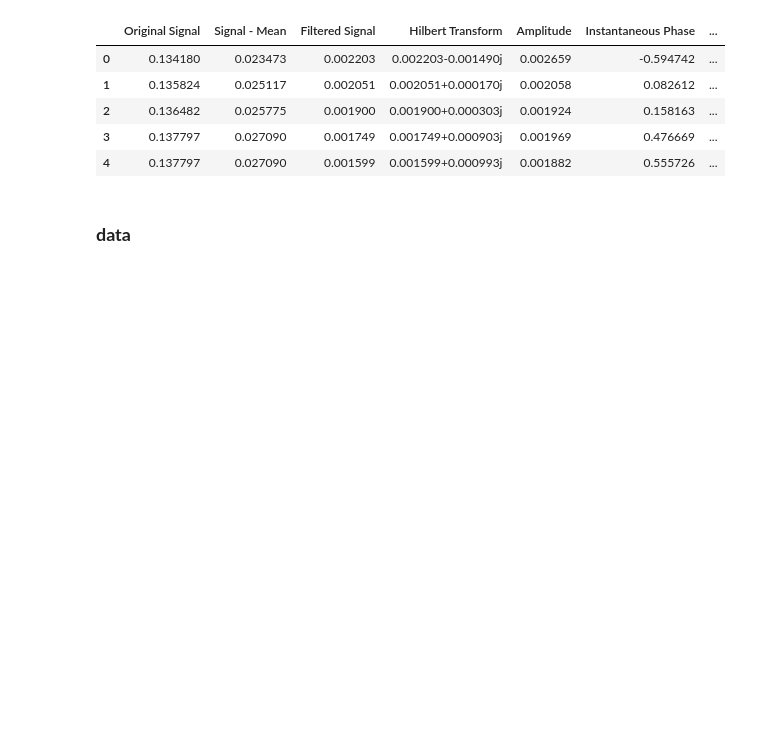
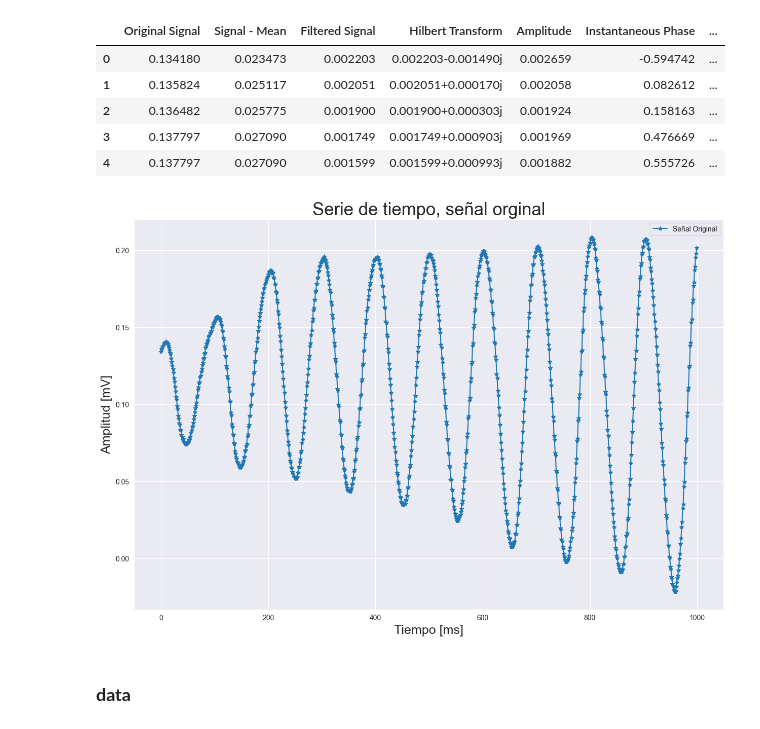
Before and after one commit to consuelorojas/Tesis, a Jupyter notebook: LSTM/airmodel_longtraining.ipynb, the cells around one changed output. Cells and saved outputs as stored; diff of their text form; code cells hidden in the pictures; blank space fills up the shorter version.

```diff
--- a/LSTM/airmodel_longtraining.ipynb
+++ b/LSTM/airmodel_longtraining.ipynb
@@ -66,6 +66,16 @@ df.head()
 | 2 | 0.136482 | 0.025775 | 0.001900 | 0.001900+0.000303j | 0.001924 | 0.158163 | ... |
 | 3 | 0.137797 | 0.027090 | 0.001749 | 0.001749+0.000903j | 0.001969 | 0.476669 | ... |
 | 4 | 0.137797 | 0.027090 | 0.001599 | 0.001599+0.000993j | 0.001882 | 0.555726 | ... |
+# %%
+fig = plt.figure(figsize=(15, 10))
+plt.plot(df['Original Signal'][:1000], '*-', label = 'Señal Original')
+plt.xlabel('Tiempo [ms]', fontsize = 18)
+plt.ylabel('Amplitud [mV]', fontsize = 18)
+plt.title('Serie de tiempo, señal orginal', fontsize = 25)
+plt.legend()
+plt.show()
+# %% [output]
+[figure, added]
 # %% [markdown]
 ### **data**
 # %%
```
Also changed, not shown: 2 other files.
